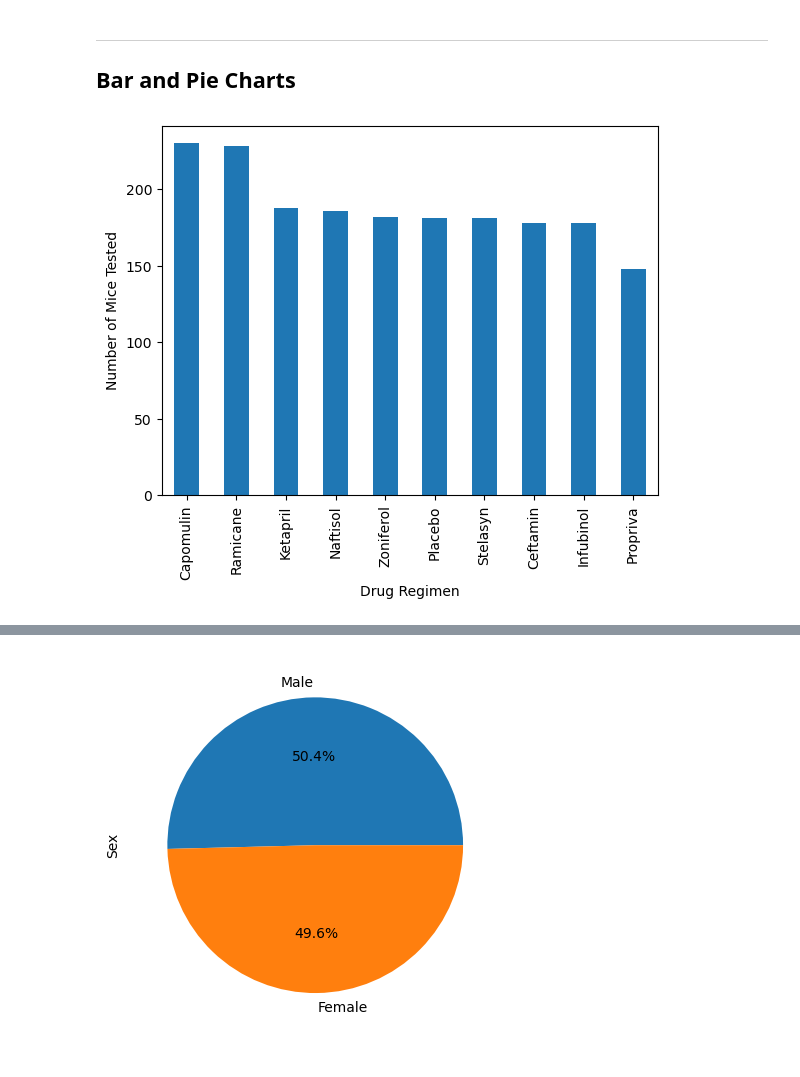
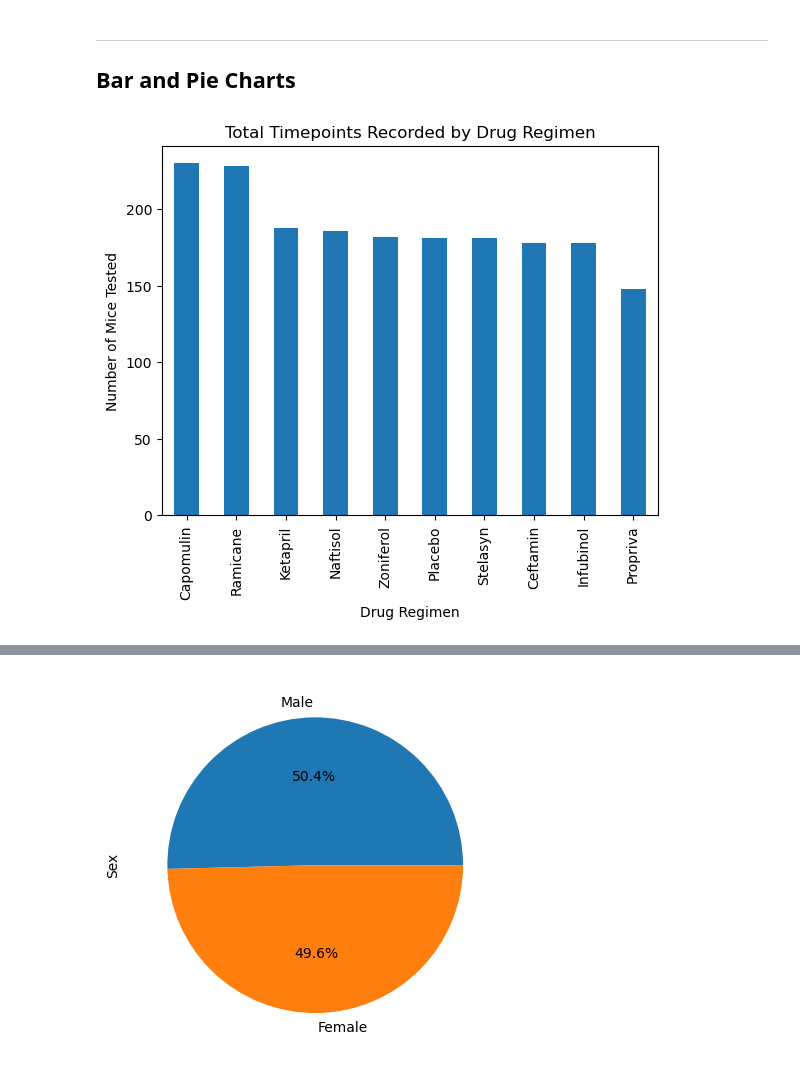
Before and after one commit to adilourai/matplotlib-challenge, a Jupyter notebook: Pymaceuticals Analysis.ipynb, the cells around one changed output, grey strips where cells are left out. Drawn from its saved outputs; the diff is of its cells as text; code cells hidden in the pictures.

```diff
--- a/Pymaceuticals Analysis.ipynb
+++ b/Pymaceuticals Analysis.ipynb
@@ -145,11 +147,11 @@ summary_stats_2
 # %%
 # Generate a bar plot showing the total number of timepoints for all mice tested for each drug regimen using Pandas
 bar_data = pd.DataFrame(all_data.groupby(['Drug Regimen'])['Timepoint'].count())
 bar_data = bar_data.sort_values(by='Timepoint', ascending=False)
-bar1 = bar_data.plot(kind='bar', xlabel='Drug Regimen', ylabel='Number of Mice Tested', legend=None)
+bar1 = bar_data.plot(kind='bar', xlabel='Drug Regimen', ylabel='Number of Mice Tested', title='Total Timepoints Recorded by Drug Regimen', legend=None)
 plt.show()
 # %% [output]
-[figure, old version]
+[figure, new version]
 # %%
 # Generate a bar plot showing the total number of timepoints for all mice tested for each drug regimen using pyplot
 yaxis = all_data.groupby(['Drug Regimen'])['Timepoint'].count()
```
Also changed, not shown: parts of 15 cells of this notebook.
